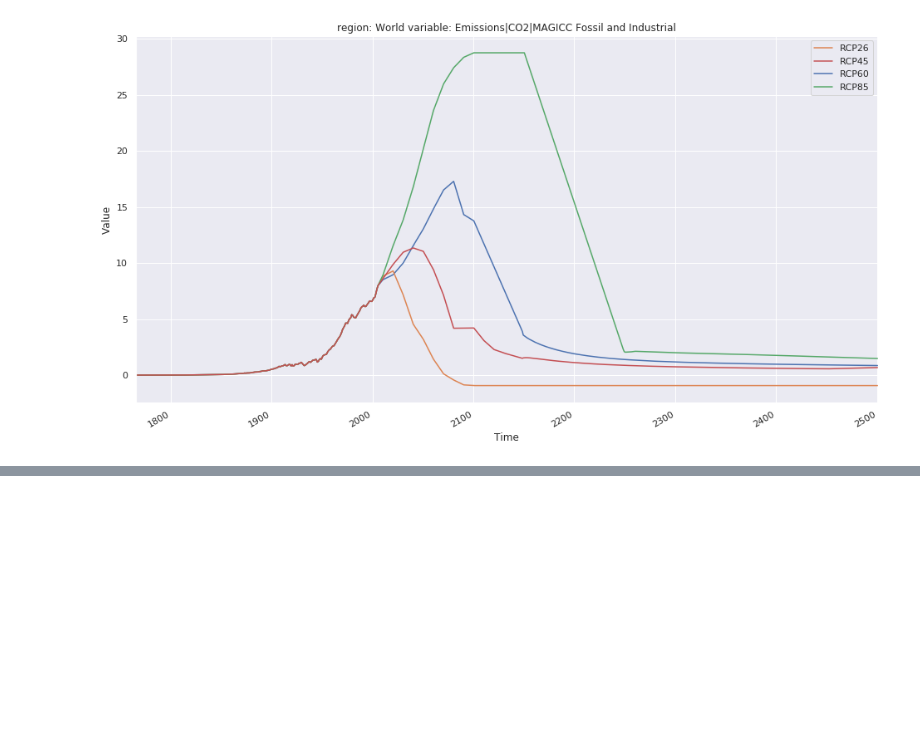
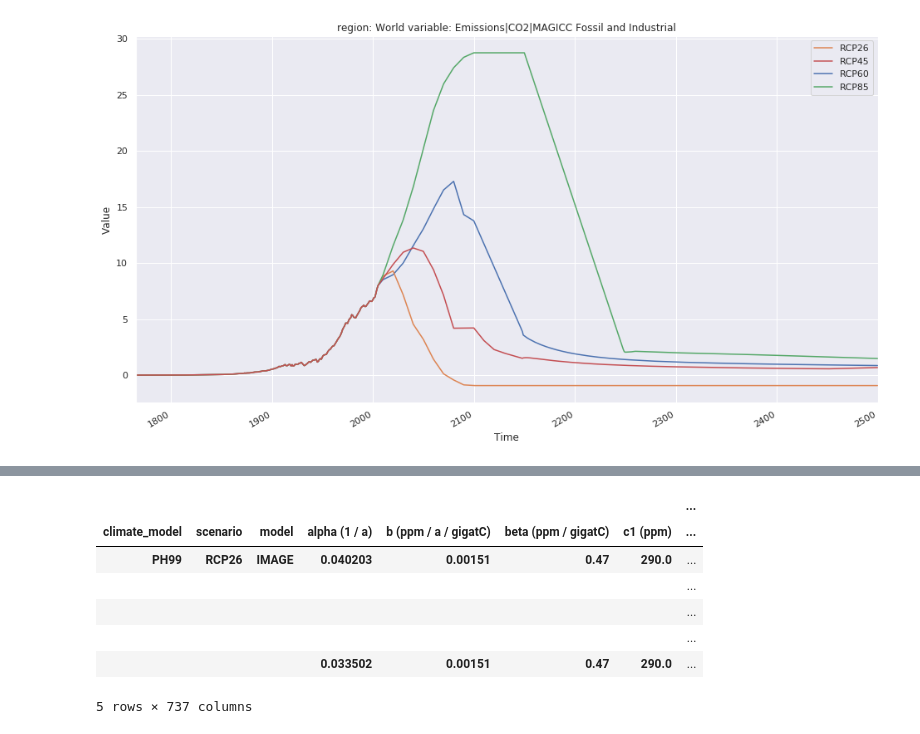
Before and after one commit to znicholls/openscm, a Jupyter notebook: notebooks/demo.ipynb, the cells around one changed output, grey strips where cells are left out. Saved outputs shown, nothing was run; the diff lists cells and outputs as text; code cells hidden in the pictures; blank space fills up the shorter version.

```diff
--- a/notebooks/demo.ipynb
+++ b/notebooks/demo.ipynb
@@ -40,0 +100,11 @@ rcps.filter(
+# %%
+res.head()
+# %% [output]
+|  |  |  |  |  |  |  | ... |
+| climate_model | scenario | model | alpha (1 / a) | b (ppm / a / gigatC) | beta (ppm / gigatC) | c1 (ppm) | ... |
+| PH99 | RCP26 | IMAGE | 0.040203 | 0.00151 | 0.47 | 290.0 | ... |
+|  |  |  |  |  |  |  | ... |
+|  |  |  |  |  |  |  | ... |
+|  |  |  |  |  |  |  | ... |
+|  |  |  | 0.033502 | 0.00151 | 0.47 | 290.0 | ... |
+5 rows × 737 columns
```
Also changed, not shown: parts of 8 cells of this notebook, 2 other files.
